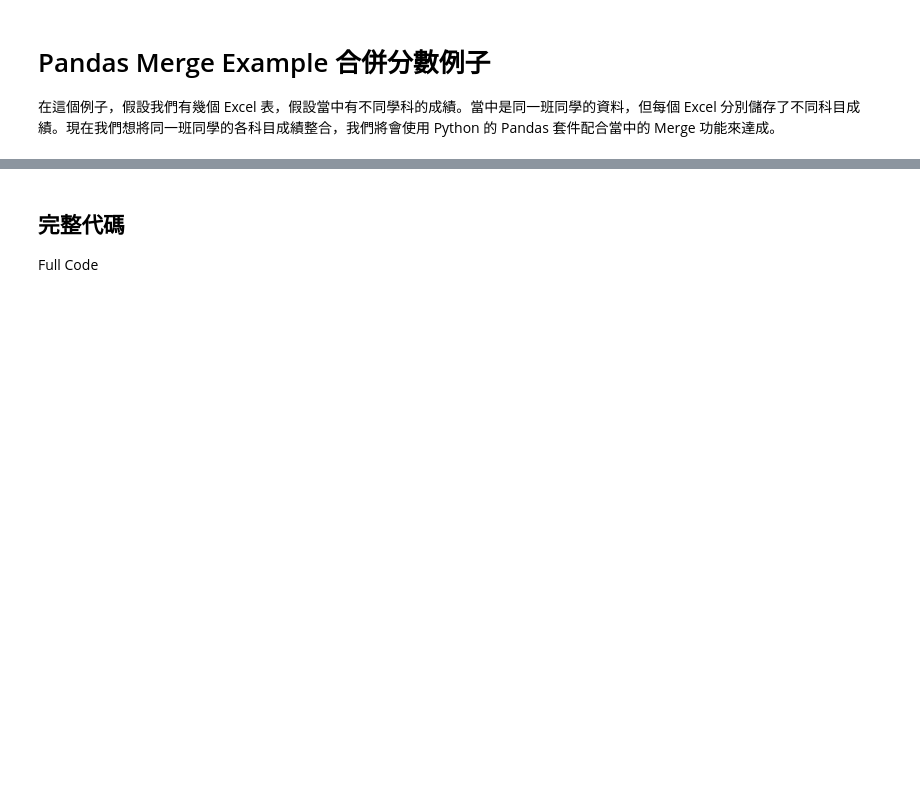
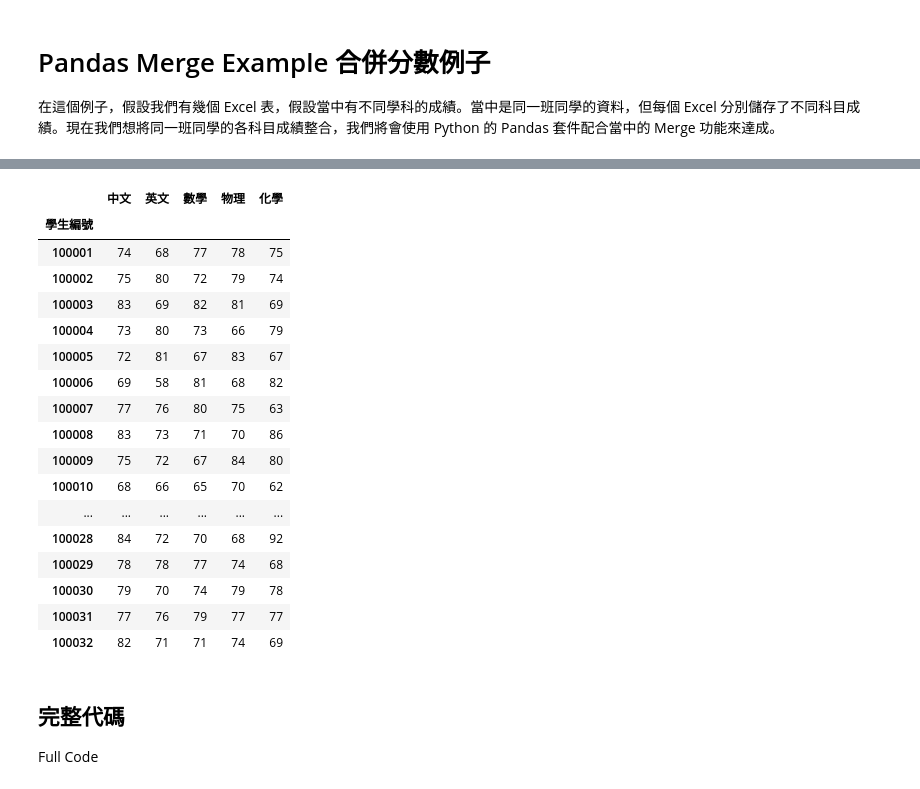
Before and after one commit to makzan/Beginning-Python-Course, a Jupyter notebook: examples/pandas-merge/panda_merge_scores.ipynb, the cells around one changed output, grey strips where cells are left out. Saved outputs shown, nothing was run; the diff lists cells and outputs as text; code cells hidden in the pictures; blank space fills up the shorter version.

Commit message:
Tidy up the Pandas merging excel example code.

```diff
--- a/examples/pandas-merge/panda_merge_scores.ipynb
+++ b/examples/pandas-merge/panda_merge_scores.ipynb
@@ -54,15 +142,3 @@ df
-# %%
-for topic in files[1:]:
-    df2 = pd.read_excel(topic + ".xlsx")
-    df2 = df2.rename(columns={
-        "總成績": topic
-    })
-
-    df2 = df2[["學生編號", topic]]
-    df = df.merge(df2, on="學生編號")
-
-df.round()
-df
 # %%
 df = df.round()
 df = df.astype(int)
@@ -72,18 +148,37 @@ df.to_excel("final result.xlsx")
 # %%
 
 for topic in files[1:]:
     df2 = pd.read_excel(topic + ".xlsx")
     df2 = df2.rename(columns={
         "總成績": topic
     })
 
     df2 = df2[["學生編號", topic]]
     df = df.merge(df2, on="學生編號")
 
 df = df.round()
-df["學生編號"] = df["學生編號"].astype(int)
+df = df.astype(int)
 df = df.set_index("學生編號")
 df
+# %% [output]
+|  | 中文 | 英文 | 數學 | 物理 | 化學 |
+| 學生編號 |  |  |  |  |  |
+| 100001 | 74 | 68 | 77 | 78 | 75 |
+| 100002 | 75 | 80 | 72 | 79 | 74 |
+| 100003 | 83 | 69 | 82 | 81 | 69 |
+| 100004 | 73 | 80 | 73 | 66 | 79 |
+| 100005 | 72 | 81 | 67 | 83 | 67 |
+| 100006 | 69 | 58 | 81 | 68 | 82 |
+| 100007 | 77 | 76 | 80 | 75 | 63 |
+| 100008 | 83 | 73 | 71 | 70 | 86 |
+| 100009 | 75 | 72 | 67 | 84 | 80 |
+| 100010 | 68 | 66 | 65 | 70 | 62 |
+| ... | ... | ... | ... | ... | ... |
+| 100028 | 84 | 72 | 70 | 68 | 92 |
+| 100029 | 78 | 78 | 77 | 74 | 68 |
+| 100030 | 79 | 70 | 74 | 79 | 78 |
+| 100031 | 77 | 76 | 79 | 77 | 77 |
+| 100032 | 82 | 71 | 71 | 74 | 69 |
 # %% [markdown]
 ## 完整代碼
 
```
Also changed, not shown: parts of 6 cells of this notebook.
